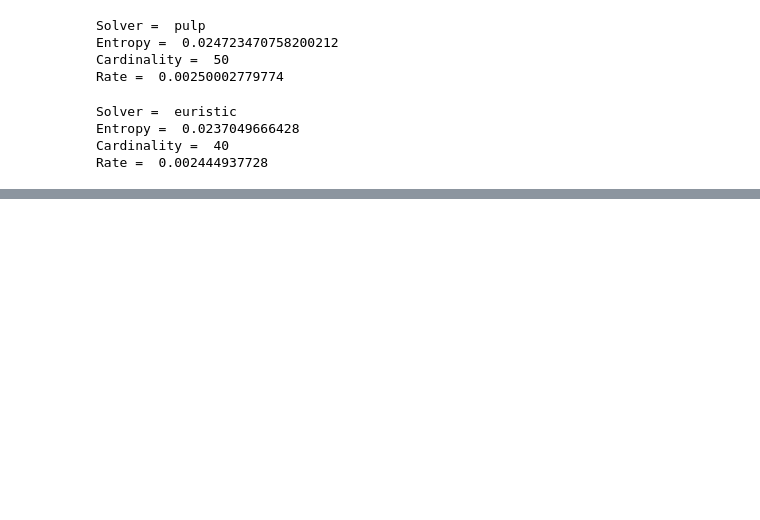
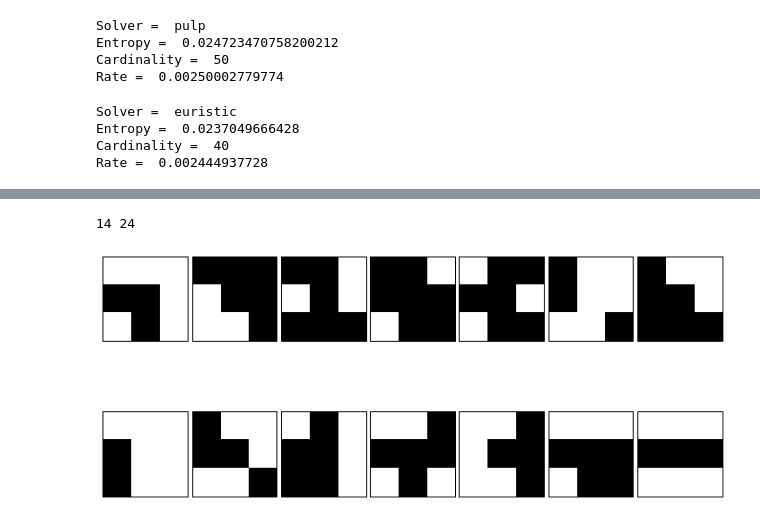
Before and after one commit to nareto/BPV, a Jupyter notebook: analysis5-selected_patterns.ipynb, the cells around one changed output, grey strips where cells are left out. Saved outputs shown, nothing was run; the diff lists cells and outputs as text; code cells hidden in the pictures; blank space fills up the shorter version.

Commit message:
pixel patterns in correct and approximated solutions

```diff
--- a/analysis5-selected_patterns.ipynb
+++ b/analysis5-selected_patterns.ipynb
@@ -85,0 +114,4 @@ symdiff
+# %%
+#euristic - pulp
+euristic_minus_pulp = symdiff[symdiff['euristic'] == True]
+euristic_minus_pulp
@@ -85,0 +156,13 @@ symdiff
+# %%
+print(len(euristic_minus_pulp),len(pulp_minus_euristic))
+# %% [output]
+14 24
+# %%
+fig, axes = plt.subplots(2,7,figsize=(12, 6),
+                         subplot_kw={'xticks': [], 'yticks': []})
+fig.subplots_adjust(hspace=0, wspace=0.05)
+for ax, matrix in zip(axes.flat,euristic_minus_pulp['pattern-matrix']):
+    ax.imshow(matrix,cmap=plt.cm.gray,interpolation='nearest')
+plt.show()
+# %% [output]
+[figure, added]
```
Also changed, not shown: parts of 7 cells of this notebook, 2 other files.
